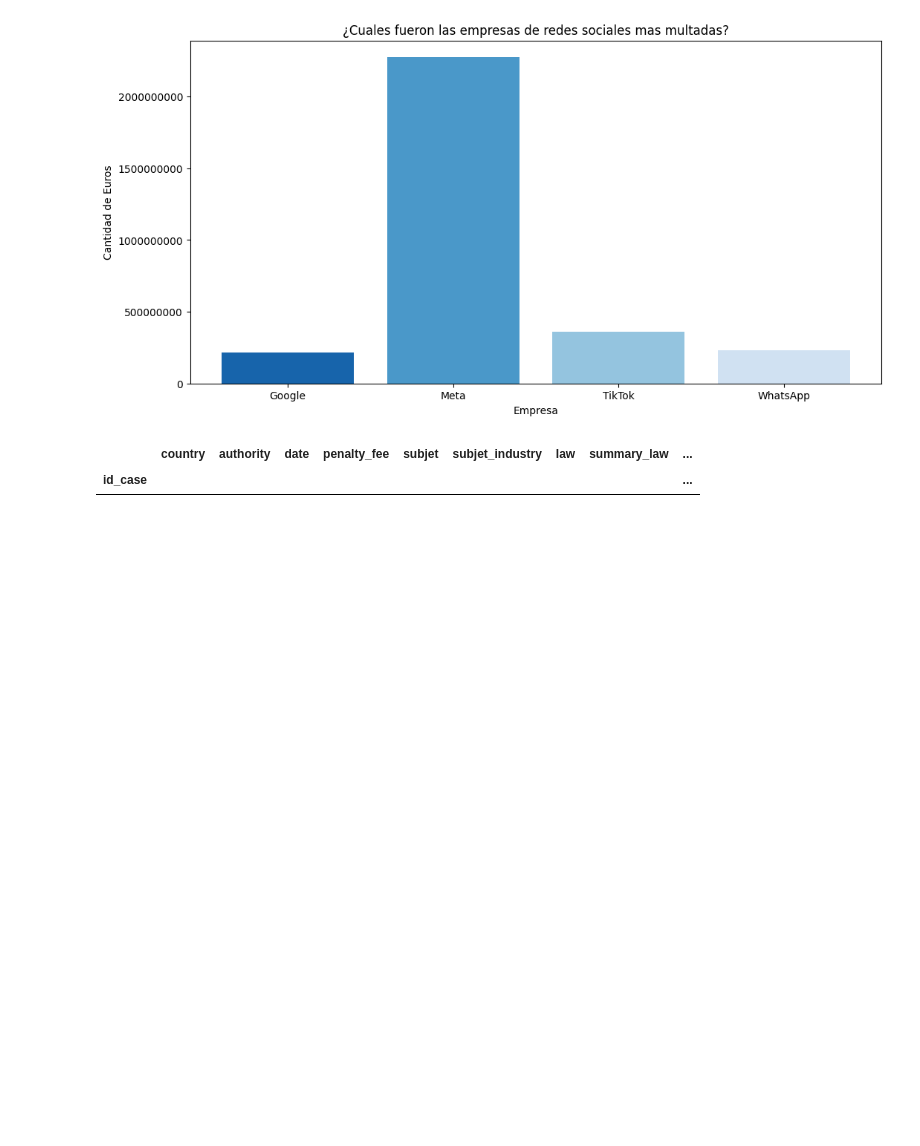
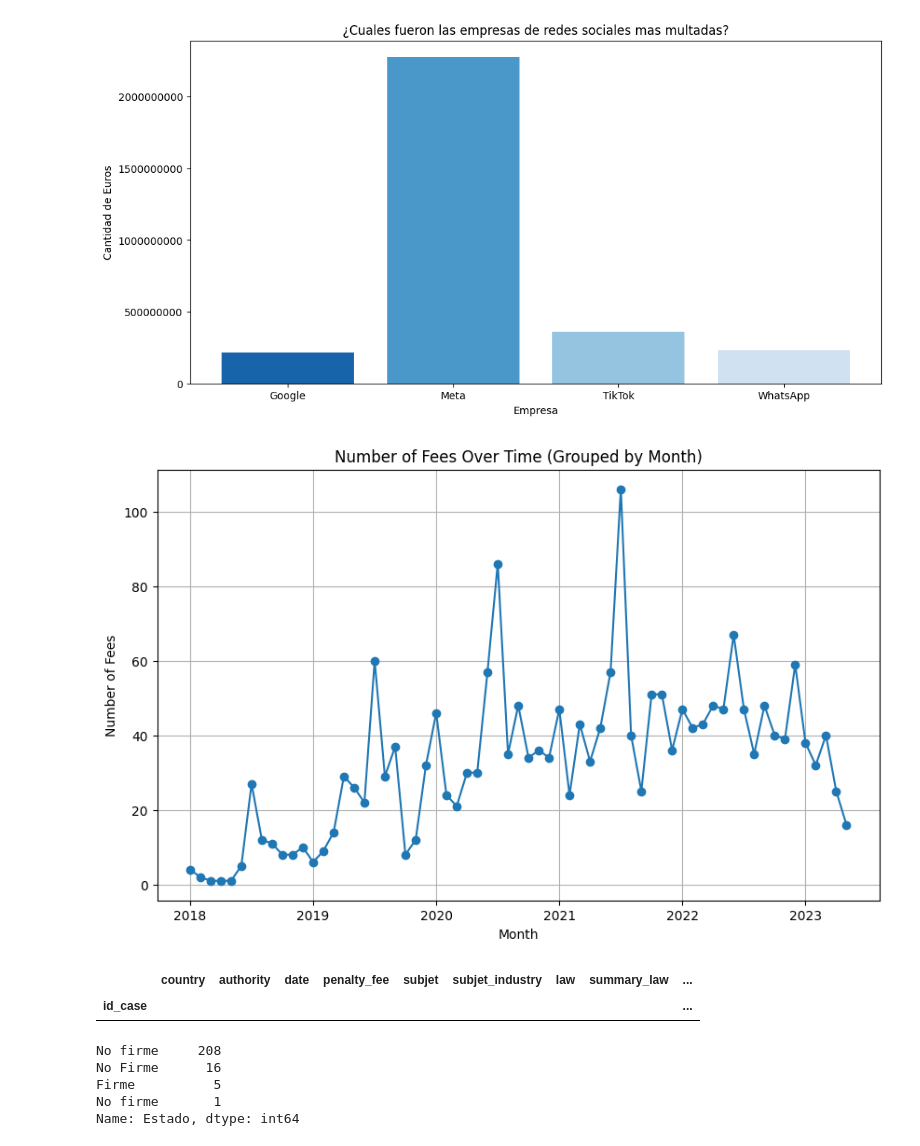
Before and after one commit to gomezgaston/Data_Compliance_Analysis, a Jupyter notebook: EDA.ipynb, the cells around one changed output. Saved outputs shown, nothing was run; the diff lists cells and outputs as text; code cells hidden in the pictures; blank space fills up the shorter version.

```diff
--- a/EDA.ipynb
+++ b/EDA.ipynb
@@ -157,6 +156,33 @@ plt.title('¿Cuales fueron las empresas de redes sociales mas multadas?')
 plt.show()
 # %% [output]
 [figure]
+# %%
+df["date"] = pd.to_datetime(df["date"])
+# %%
+# Group by month and year, and count the number of rows
+fee_counts = df.groupby(df['date'].dt.to_period("M")).size().reset_index(name='fee_count')
+
+# Convert the 'date' column to string
+fee_counts['date'] = fee_counts['date'].astype(str)
+
+# Create a new column for the years
+fee_counts['year'] = fee_counts['date'].str[:4]
+
+# Plotting
+plt.figure(figsize=(10, 6))
+plt.plot(fee_counts['date'], fee_counts['fee_count'], marker='o', linestyle='-')
+
+# Set x-axis ticks to the beginning of each year
+plt.xticks(fee_counts['date'][::12], fee_counts['year'][::12])
+
+plt.title('Number of Fees Over Time (Grouped by Month)')
+plt.xlabel('Month')
+plt.ylabel('Number of Fees')
+plt.grid(True)
+
+plt.show()
+# %% [output]
+[figure, added]
 # %%
 #Tiene multas LinkedIn?
 df.query('subjet.str.contains("Microsoft|LinkedIn", case=False, na=False)', engine='python')
@@ -165,0 +194,8 @@ df.query('subjet.str.contains("Microsoft|LinkedIn", case=False, na=False)', engi
+# %%
+df_arg["Estado"].value_counts()
+# %% [output]
+No firme     208
+No Firme      16
+Firme          5
+No firme       1
+Name: Estado, dtype: int64
```
Also changed, not shown: parts of 4 cells of this notebook, 4 other files.
